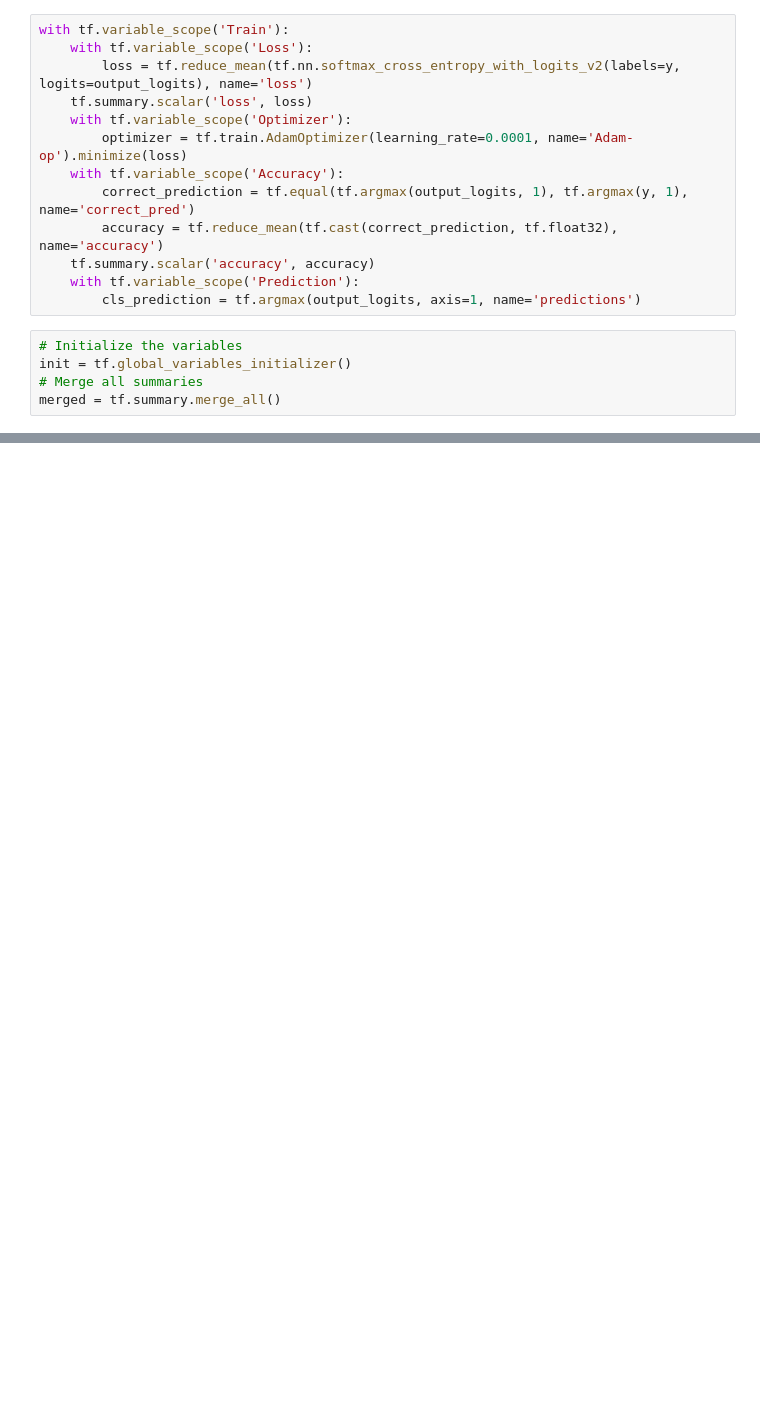
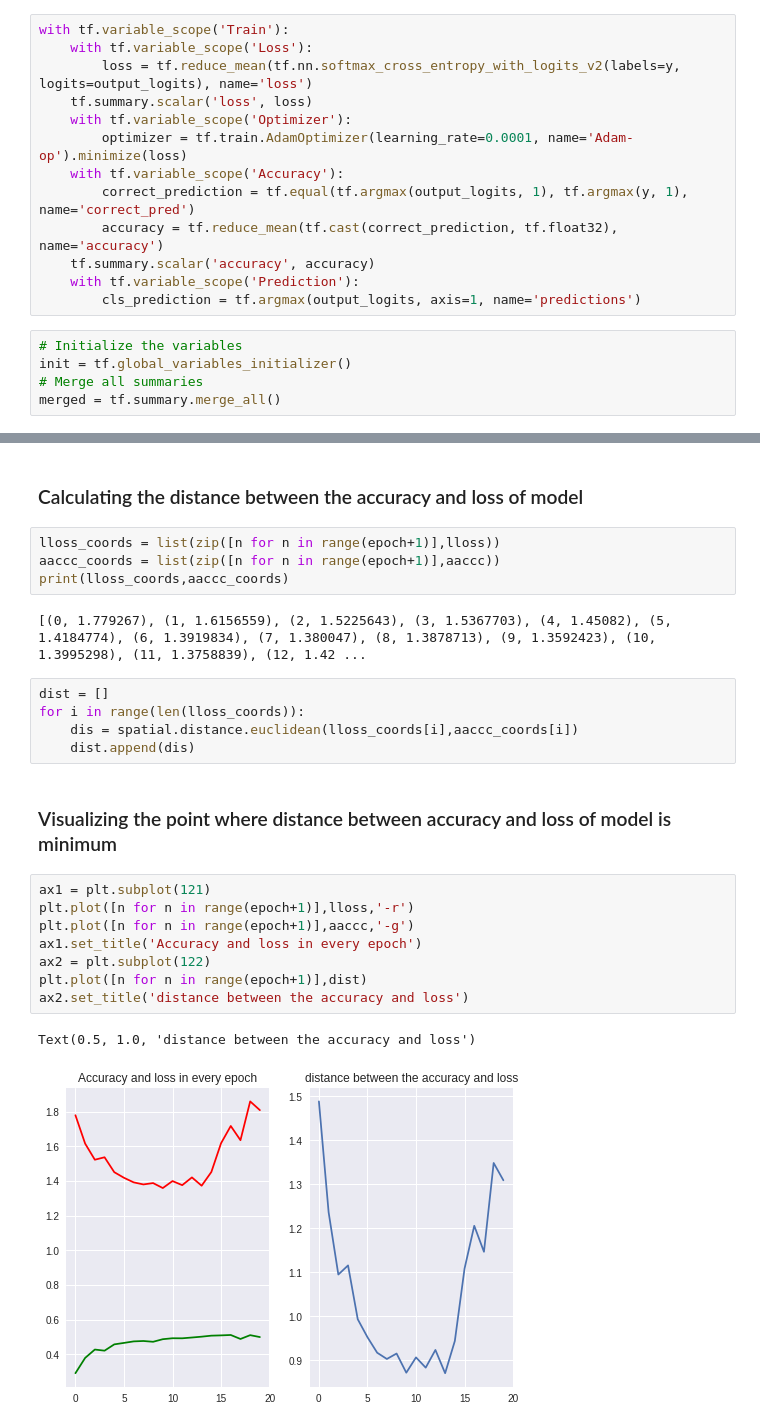
Before and after one commit to aadityachapagain/Facial_Recognition_System, a Jupyter notebook: Emotion.ipynb, the cells around one changed output, grey strips where cells are left out. Saved outputs shown, nothing was run; the diff lists cells and outputs as text; blank space fills up the shorter version.

```diff
--- a/Emotion.ipynb
+++ b/Emotion.ipynb
@@ -455,0 +271,26 @@ tf.__version__
+# %% [markdown]
+### Calculating the distance between the accuracy and loss of model
+# %%
+lloss_coords = list(zip([n for n in range(epoch+1)],lloss))
+aaccc_coords = list(zip([n for n in range(epoch+1)],aaccc))
+print(lloss_coords,aaccc_coords)
+# %% [output]
+[(0, 1.779267), (1, 1.6156559), (2, 1.5225643), (3, 1.5367703), (4, 1.45082), (5, 1.4184774), (6, 1.3919834), (7, 1.380047), (8, 1.3878713), (9, 1.3592423), (10, 1.3995298), (11, 1.3758839), (12, 1.42 ...
+# %%
+dist = []
+for i in range(len(lloss_coords)):
+    dis = spatial.distance.euclidean(lloss_coords[i],aaccc_coords[i])
+    dist.append(dis)
+# %% [markdown]
+### Visualizing the point  where distance between accuracy and loss of model is minimum
+# %%
+ax1 = plt.subplot(121)
+plt.plot([n for n in range(epoch+1)],lloss,'-r')
+plt.plot([n for n in range(epoch+1)],aaccc,'-g')
+ax1.set_title('Accuracy and loss in every epoch')
+ax2 = plt.subplot(122)
+plt.plot([n for n in range(epoch+1)],dist)
+ax2.set_title('distance between the accuracy and loss')
+# %% [output]
+Text(0.5, 1.0, 'distance between the accuracy and loss')
+[figure, added]
```
Also changed, not shown: parts of 51 cells of this notebook, 4 other files.
